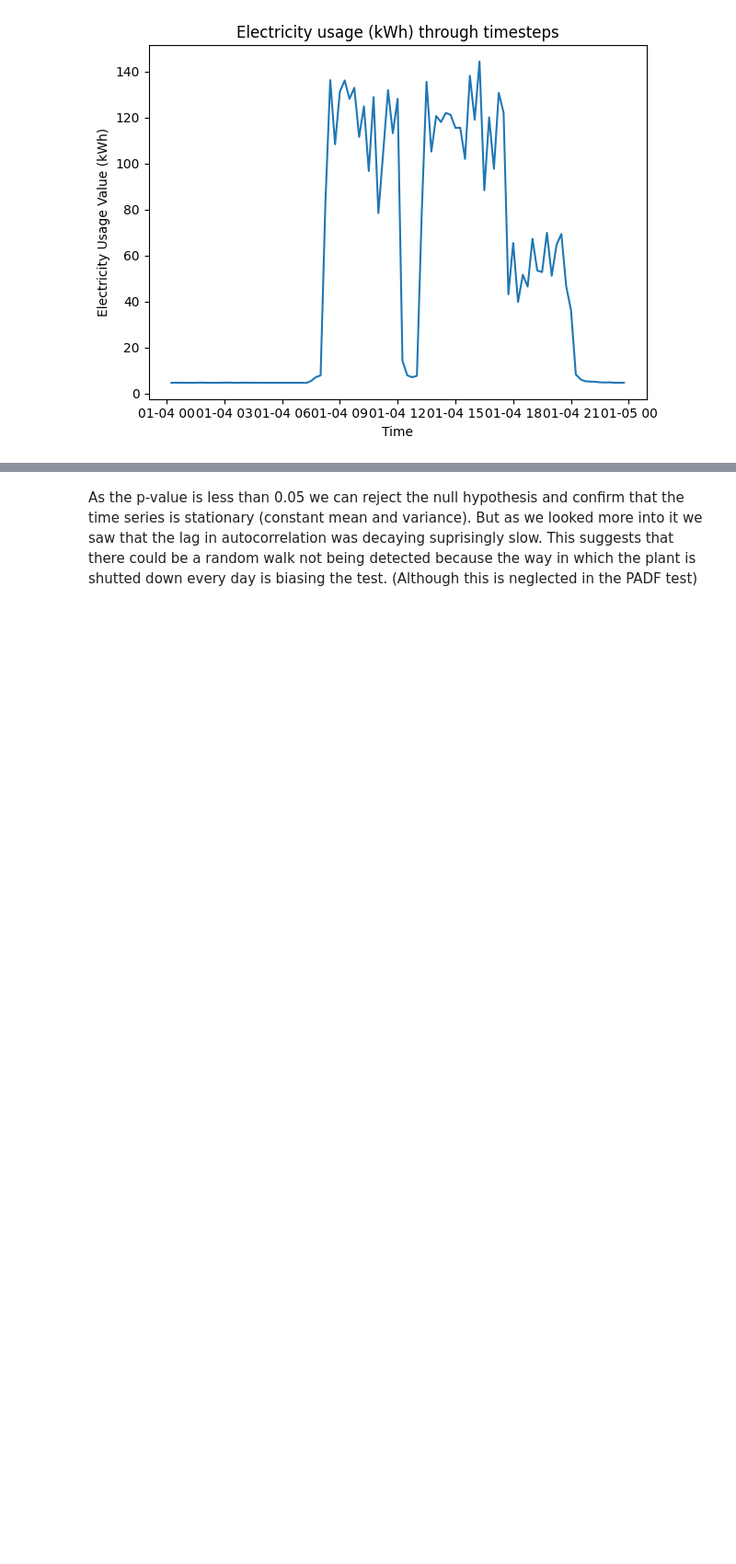
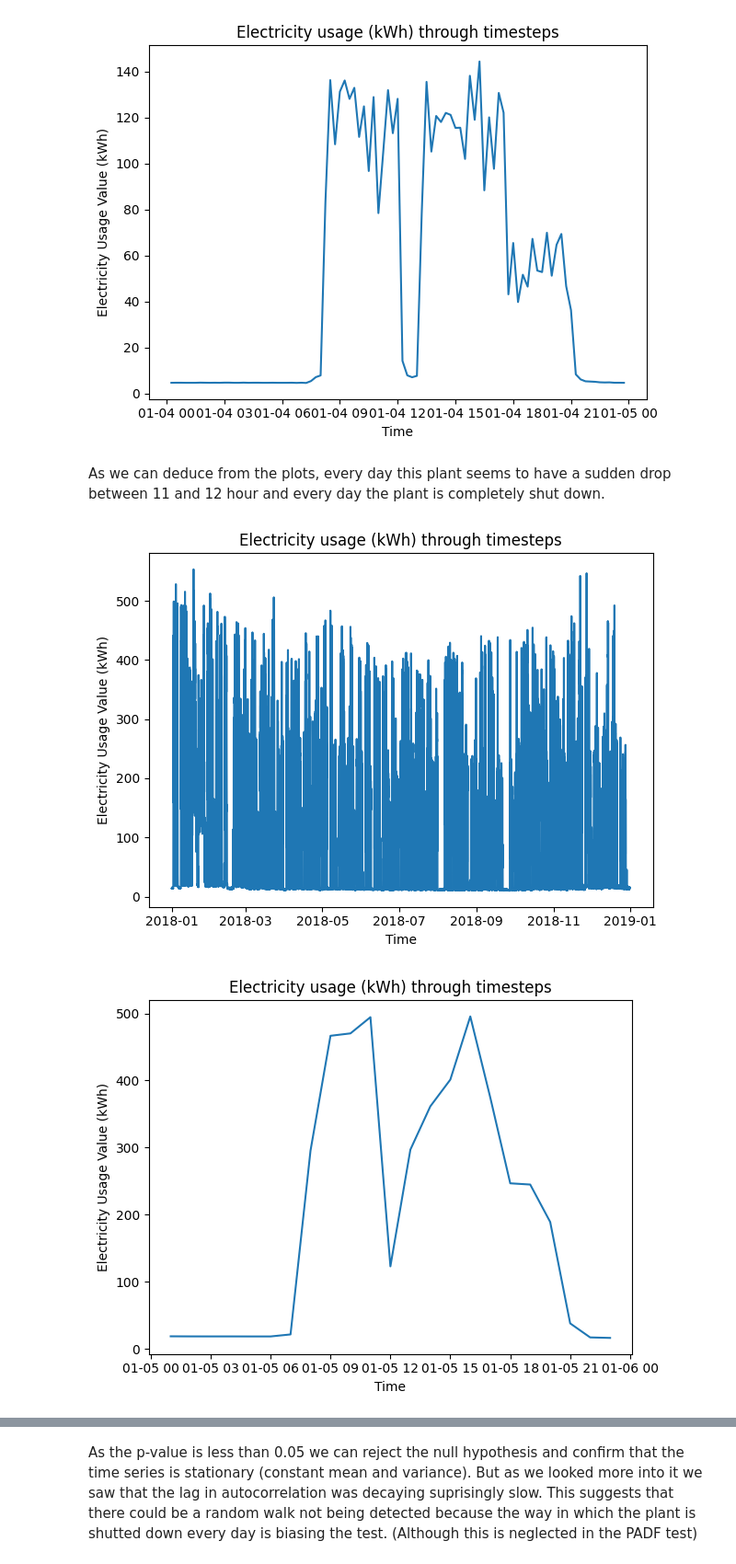
Before and after one commit to DiegoLopezAroca/Multivariate-Time-Series-Forecasting-of-Energy-Consumption-in-the-Steel-Industry, a Jupyter notebook: Advanced_ML_D2_2.ipynb, the cells around one changed output, grey strips where cells are left out. Shown at 92% size. Drawn from its saved outputs; the diff is of its cells as text; code cells hidden in the pictures; blank space fills up the shorter version.

```diff
--- a/Advanced_ML_D2_2.ipynb
+++ b/Advanced_ML_D2_2.ipynb
@@ -69,0 +102,15 @@ Even if we already covered part of this analysis in the previous work, we will s
+# %%
+reglas_agrupacion = {
+    'Usage_kWh': 'sum',
+    'Lagging_Current_Reactive.Power_kVarh': 'sum',
+    'Leading_Current_Reactive_Power_kVarh': 'sum',
+    'CO2(tCO2)': 'sum',
+    'Lagging_Current_Power_Factor': 'mean',
+    'Leading_Current_Power_Factor': 'mean',
+    'Day_of_week': 'first',
+    'WeekStatus': 'first',
+    'Load_Type': 'first'
+}
+
+df_hourly = df.resample('h').agg(reglas_agrupacion)
+df_hourly.iloc[100:105]
@@ -70,17 +125,25 @@ Even if we already covered part of this analysis in the previous work, we will s
 # %%
 def visualize_time_series(dataframe):
     fig, ax = plt.subplots()
-    ax.plot(dataframe["date"], dataframe["Usage_kWh"])
+    ax.plot(dataframe.index, dataframe["Usage_kWh"])
     ax.set_xlabel('Time') # Is just the sequential order
     ax.set_ylabel('Electricity Usage Value (kWh)')
     plt.title("Electricity usage (kWh) through timesteps")
     plt.tight_layout()
 
 visualize_time_series(df)
-visualize_time_series(df[(df["date"] < "2018-01-5") & (df["date"] > "2018-01-4")])
+visualize_time_series(df[(df.index < "2018-01-5") & (df.index > "2018-01-4")])
 # %% [output]
 [figure]
 [figure]
+# %% [markdown]
+As we can deduce from the plots, every day this plant seems to have a sudden drop between 11 and 12 hour and every day the plant is completely shut down.
+# %%
+visualize_time_series(df_hourly)
+visualize_time_series(df_hourly[(df_hourly.index < "2018-01-6") & (df_hourly.index > "2018-01-5")])
+# %% [output]
+[figure, added]
+[figure, added]
 # %%
 ADF_result = adfuller(df['Usage_kWh']) # Apply to the time series column
 print(f'ADF Statistic: {ADF_result[0]}')
```
Also changed, not shown: parts of 21 cells of this notebook, 1 other file.
